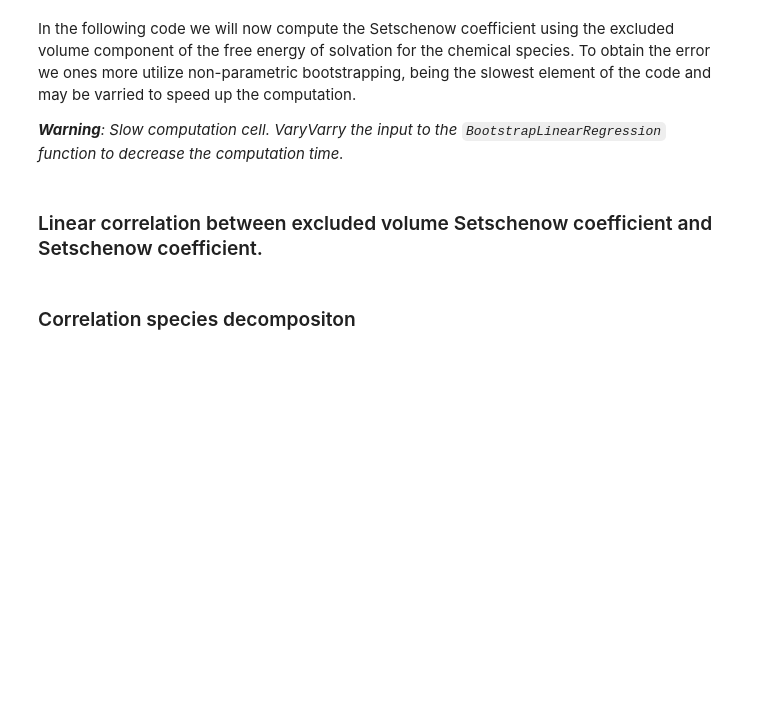
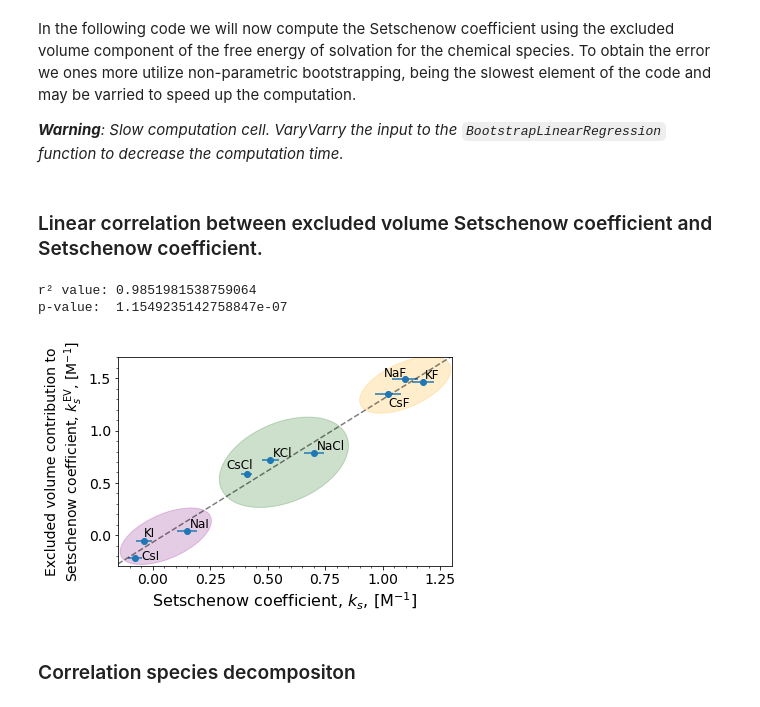
Before and after one commit to SHervoe-Hansen/Caffeine_solubility, a Jupyter notebook: Analysis.ipynb, the cells around one changed output. Saved outputs shown, nothing was run; the diff lists cells and outputs as text; code cells hidden in the pictures; blank space fills up the shorter version.

Commit message:
Updated figure axises and notebook

```diff
--- a/Analysis.ipynb
+++ b/Analysis.ipynb
@@ -732,34 +736,38 @@ for i, txt in enumerate(salts):
     elif txt =='KI':
         ax.annotate(txt, (SetCof[:,0][i], SetCof_eV[:,0][i]+0.05), fontsize=12)
     elif txt =='CsCl':
         ax.annotate(txt, (SetCof[:,0][i]-0.09, SetCof_eV[:,0][i]+0.05), fontsize=12)
     elif txt =='CsF':
         ax.annotate(txt, (SetCof[:,0][i], SetCof_eV[:,0][i]-0.12), fontsize=12)
     elif txt =='CsI':
         ax.annotate(txt, (SetCof[:,0][i]+0.03, SetCof_eV[:,0][i]-0.01), fontsize=12)
     else:
         ax.annotate(txt, (SetCof[:,0][i]+0.01, SetCof_eV[:,0][i]+0.03), fontsize=12)
 ax.plot(np.arange(-0.2, 1.4, 0.001), np.arange(-0.2, 1.4, 0.001)*stats.slope + stats.intercept,
         alpha=0.5, color='black', linestyle='dashed')
 
 for anion in range(3): # loop over anion species
     x = SetCof[:,0][anion:-1:3].mean()
     y = SetCof_eV[:,0][anion:-1:3].mean()
     if anion == 1:
         el = mpatches.Ellipse((x+0.03, y), 0.5, 0.9, angle=-20, alpha=0.2, color=colors[anion])
     else:
         el = mpatches.Ellipse((x, y), 0.3, 0.6, angle=-30, alpha=0.2, color=colors[anion])
     ax.add_artist(el)
 
 ax.minorticks_on()
-ax.set_ylabel(f'Excluded volume contribution to\nSetschenow coefficient, $k_s$, [M$^{{-1}}$]', fontsize=14)
+ax.set_ylabel(f'Excluded volume contribution to\nSetschenow coefficient, $k_{{s}}^{{\mathrm{{EV}}}}$, [M$^{{-1}}$]', fontsize=14)
 ax.set_xlabel(r'Setschenow coefficient, $k_s$, [M$^{-1}$]', fontsize=16)
 ax.set_xlim(-0.15, 1.3)
 ax.set_ylim(-0.29, 1.7)
 ax.tick_params(axis='both', labelsize=14)
 
 fig.tight_layout()
 fig.savefig('images/ExcludedVolumeCorrelation.pdf', bbox_inches='tight')
+# %% [output]
+r² value: 0.9851981538759064
+p-value:  1.1549235142758847e-07
+[figure, added]
 # %% [markdown]
 ### Correlation species decompositon
 # %%
```
Also changed, not shown: parts of 14 cells of this notebook, 13 other files.
